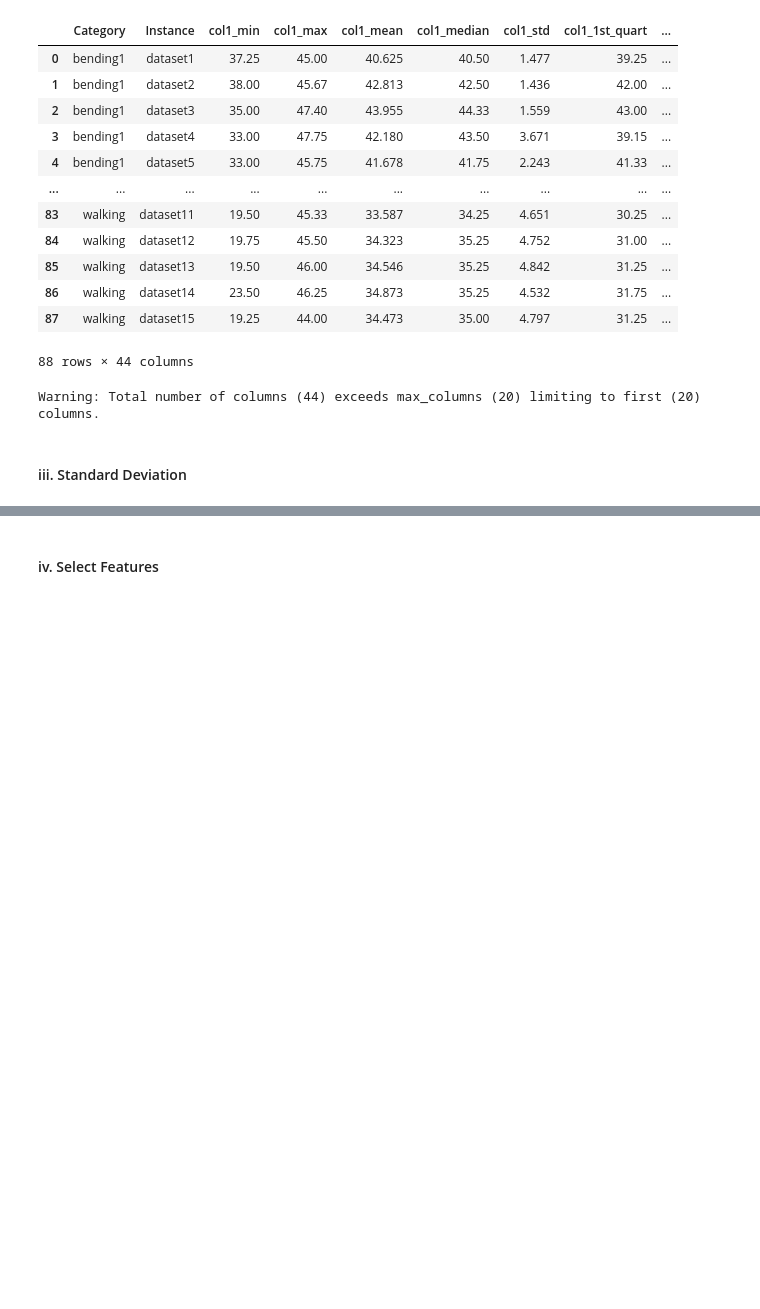
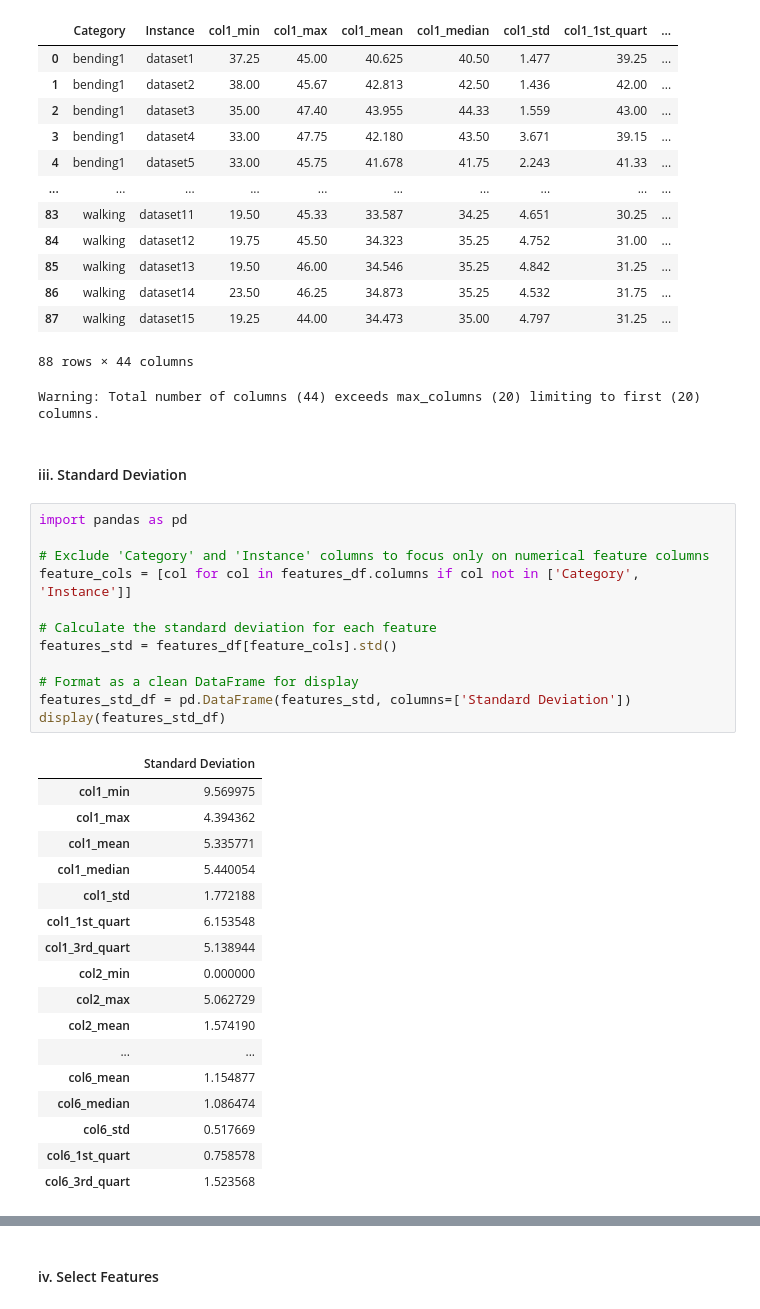
Before and after one commit to claudia-z712/HW_3_Submission, a Jupyter notebook: Zam_C_HW3.ipynb, the cells around one changed output, grey strips where cells are left out. Saved outputs shown, nothing was run; the diff lists cells and outputs as text; blank space fills up the shorter version.

```diff
--- a/Zam_C_HW3.ipynb
+++ b/Zam_C_HW3.ipynb
@@ -226,3 +227,33 @@ Extracted features for 88 instances across all categories.
 Warning: Total number of columns (44) exceeds max_columns (20) limiting to first (20) columns.
 # %% [markdown]
 #### iii. Standard Deviation
+# %%
+import pandas as pd
+
+# Exclude 'Category' and 'Instance' columns to focus only on numerical feature columns
+feature_cols = [col for col in features_df.columns if col not in ['Category', 'Instance']]
+
+# Calculate the standard deviation for each feature
+features_std = features_df[feature_cols].std()
+
+# Format as a clean DataFrame for display
+features_std_df = pd.DataFrame(features_std, columns=['Standard Deviation'])
+display(features_std_df)
+# %% [output]
+|  | Standard Deviation |
+| col1_min | 9.569975 |
+| col1_max | 4.394362 |
+| col1_mean | 5.335771 |
+| col1_median | 5.440054 |
+| col1_std | 1.772188 |
+| col1_1st_quart | 6.153548 |
+| col1_3rd_quart | 5.138944 |
+| col2_min | 0.000000 |
+| col2_max | 5.062729 |
+| col2_mean | 1.574190 |
+| ... | ... |
+| col6_mean | 1.154877 |
+| col6_median | 1.086474 |
+| col6_std | 0.517669 |
+| col6_1st_quart | 0.758578 |
+| col6_3rd_quart | 1.523568 |
```
Also changed, not shown: parts of 14 cells of this notebook.
